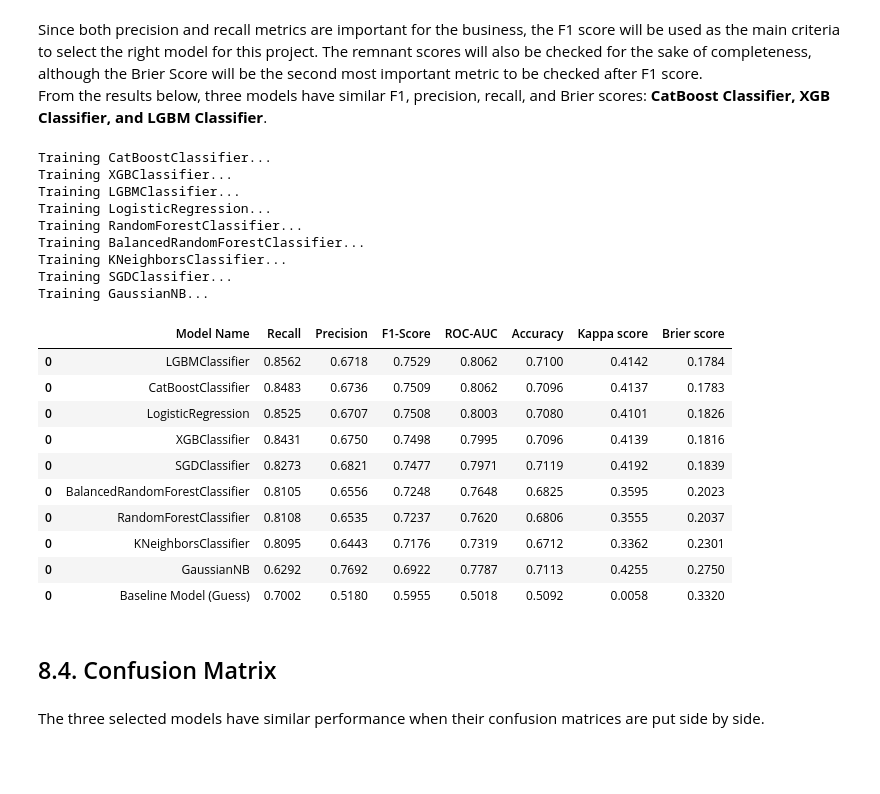
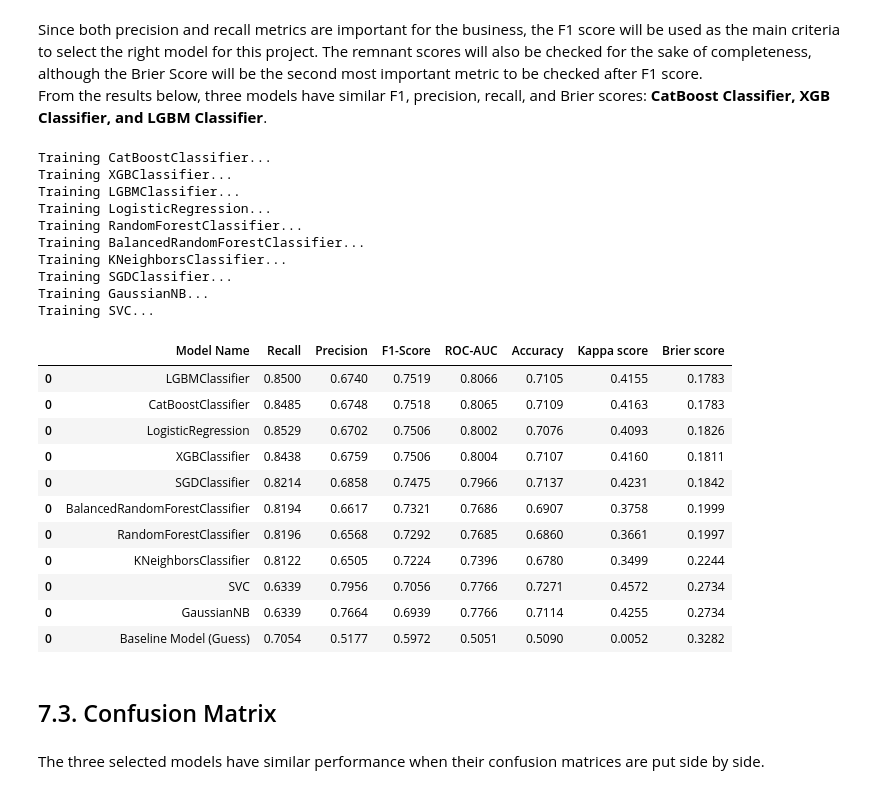
Before and after one commit to alanmaehara/cardiovascular-analysis, a Jupyter notebook: cardiovascular-diseases-002.ipynb, the cells around one changed output. Cells and saved outputs as stored; diff of their text form; code cells hidden in the pictures; blank space fills up the shorter version.

```diff
--- a/cardiovascular-diseases-002.ipynb
+++ b/cardiovascular-diseases-002.ipynb
@@ -169,24 +170,37 @@ def ml_performance(models, X_train, y_train, X_valid, y_valid, threshold, baseli
     for k, clf in enumerate(models):
         # print model to be trained
         print("Training " + type(clf).__name__ + "...")
+        if str(clf) not in ["SVC(kernel='linear', random_state=42)","RidgeClassifier()"]:
+            # fits the classifier to training data
+            clf.fit(X_train, y_train)
 
-        # fits the classifier to training data
-        clf.fit(X_train, y_train)
+            # predict the probabilities. This generates two-numpy arrays: 0 = prob of patient not having CVD, 1 = otherwise
+            clf_prob = clf.predict_proba(X_valid)
 
-        # predict the probabilities. This generates two-numpy arrays: 0 = prob of patient not having CVD, 1 = otherwise
-        clf_prob = clf.predict_proba(X_valid)
+            # data-framing the array 1 (only probabilities of having CVD), and naming the column as 'prob'
+            df_prob = pd.DataFrame(clf_prob[:, 1], columns=['prob'])
 
-        # data-framing the array 1 (only probabilities of having CVD), and naming the column as 'prob'
-        df_prob = pd.DataFrame(clf_prob[:, 1], columns=['prob'])
+            # apply threshold to dataframe 'probs'. If probabilities are higher than the threshold, we replace the probability value by 1 (has CVD) or 0 otherwise.
+            y_hat = df_prob['prob'].apply(lambda x: 1 if x > threshold else 0)
 
-        # apply threshold to dataframe 'probs'. If probabilities are higher than the threshold, we replace the probability value by 1 (has CVD) or 0 otherwise.
-        y_hat = df_prob['prob'].apply(lambda x: 1 if x > threshold else 0)
+            # calculate metrics and add to empty list
+            modeling_result = ml_metrics(type(clf).__name__, y_valid, y_hat, df_prob)
 
-        # calculate metrics and add to empty list
-        modeling_result = ml_metrics(type(clf).__name__, y_valid, y_hat, df_prob)
+            # add metrics in an empty list
+            modeling_df.append(modeling_result)
 
-        # add metrics in an empty list
-        modeling_df.append(modeling_result)
+        if str(clf) in ["SVC(kernel='linear', random_state=42)","RidgeClassifier()"]:
+            # fits the classifier to training data
+            clf.fit(X_train, y_train)
+
+            # apply threshold to dataframe 'probs'. If probabilities are higher than the threshold, we replace the probability value by 1 (has CVD) or 0 otherwise.
+            y_hat = clf.predict(X_valid)
+
+            # calculate metrics and add to empty list
+            modeling_result = ml_metrics(type(clf).__name__, y_valid, y_hat, df_prob)
+
+            # add metrics in an empty list
+            modeling_df.append(modeling_result)
 
     if baseline == 'yes':
         ### add baseline model
@@ -2158,7 +2172,7 @@ X_valid = X_valid.drop(['bmi_class_enc','gender_1','gender_2'], axis = 1)
 # %%
 # Load Step 06 data
-# X_train = pickle.load(open ('data\X_train.pkl', 'rb'))
-# X_valid = pickle.load(open ('data\X_valid.pkl', 'rb'))
+X_train = pickle.load(open ('data\X_train.pkl', 'rb'))
+X_valid = pickle.load(open ('data\X_valid.pkl', 'rb'))
 y_train = pickle.load(open ('data\y_train.pkl', 'rb'))
 y_valid = pickle.load(open ('data\y_valid.pkl', 'rb'))
 # %% [markdown]
@@ -2261,41 +2275,44 @@ From the results below, three models have similar F1, precision, recall, and Bri
 # %%
 # setting probability threshold for models
 threshold = 0.35
 
 # define algorithms
 models = [CatBoostClassifier(random_state=42, verbose=False),
           XGBClassifier(random_state=42),
           LGBMClassifier(random_state=42, n_jobs=-1),
           LogisticRegression(max_iter=220, random_state=42),
           RandomForestClassifier(random_state=42),
           BalancedRandomForestClassifier(random_state=42),
           KNeighborsClassifier(n_neighbors=5,  weights='distance',n_jobs=-1),
           SGDClassifier(loss='log', random_state=42, n_jobs=-1),
-          GaussianNB()]
+          GaussianNB(),
+          svm.SVC(kernel = 'linear', random_state=42)]
 ml_performance(models, X_train, y_train, X_valid, y_valid, threshold, 'yes')
 # %% [output]
 Training CatBoostClassifier...
 Training XGBClassifier...
 Training LGBMClassifier...
 Training LogisticRegression...
 Training RandomForestClassifier...
 Training BalancedRandomForestClassifier...
 Training KNeighborsClassifier...
 Training SGDClassifier...
 Training GaussianNB...
+Training SVC...
 |  | Model Name | Recall | Precision | F1-Score | ROC-AUC | Accuracy | Kappa score | Brier score |
-| 0 | LGBMClassifier | 0.8562 | 0.6718 | 0.7529 | 0.8062 | 0.7100 | 0.4142 | 0.1784 |
-| 0 | CatBoostClassifier | 0.8483 | 0.6736 | 0.7509 | 0.8062 | 0.7096 | 0.4137 | 0.1783 |
-| 0 | LogisticRegression | 0.8525 | 0.6707 | 0.7508 | 0.8003 | 0.7080 | 0.4101 | 0.1826 |
-| 0 | XGBClassifier | 0.8431 | 0.6750 | 0.7498 | 0.7995 | 0.7096 | 0.4139 | 0.1816 |
-| 0 | SGDClassifier | 0.8273 | 0.6821 | 0.7477 | 0.7971 | 0.7119 | 0.4192 | 0.1839 |
-| 0 | BalancedRandomForestClassifier | 0.8105 | 0.6556 | 0.7248 | 0.7648 | 0.6825 | 0.3595 | 0.2023 |
-| 0 | RandomForestClassifier | 0.8108 | 0.6535 | 0.7237 | 0.7620 | 0.6806 | 0.3555 | 0.2037 |
-| 0 | KNeighborsClassifier | 0.8095 | 0.6443 | 0.7176 | 0.7319 | 0.6712 | 0.3362 | 0.2301 |
-| 0 | GaussianNB | 0.6292 | 0.7692 | 0.6922 | 0.7787 | 0.7113 | 0.4255 | 0.2750 |
-| 0 | Baseline Model (Guess) | 0.7002 | 0.5180 | 0.5955 | 0.5018 | 0.5092 | 0.0058 | 0.3320 |
+| 0 | LGBMClassifier | 0.8500 | 0.6740 | 0.7519 | 0.8066 | 0.7105 | 0.4155 | 0.1783 |
+| 0 | CatBoostClassifier | 0.8485 | 0.6748 | 0.7518 | 0.8065 | 0.7109 | 0.4163 | 0.1783 |
+| 0 | LogisticRegression | 0.8529 | 0.6702 | 0.7506 | 0.8002 | 0.7076 | 0.4093 | 0.1826 |
+| 0 | XGBClassifier | 0.8438 | 0.6759 | 0.7506 | 0.8004 | 0.7107 | 0.4160 | 0.1811 |
+| 0 | SGDClassifier | 0.8214 | 0.6858 | 0.7475 | 0.7966 | 0.7137 | 0.4231 | 0.1842 |
+| 0 | BalancedRandomForestClassifier | 0.8194 | 0.6617 | 0.7321 | 0.7686 | 0.6907 | 0.3758 | 0.1999 |
+| 0 | RandomForestClassifier | 0.8196 | 0.6568 | 0.7292 | 0.7685 | 0.6860 | 0.3661 | 0.1997 |
+| 0 | KNeighborsClassifier | 0.8122 | 0.6505 | 0.7224 | 0.7396 | 0.6780 | 0.3499 | 0.2244 |
+| 0 | SVC | 0.6339 | 0.7956 | 0.7056 | 0.7766 | 0.7271 | 0.4572 | 0.2734 |
+| 0 | GaussianNB | 0.6339 | 0.7664 | 0.6939 | 0.7766 | 0.7114 | 0.4255 | 0.2734 |
+| 0 | Baseline Model (Guess) | 0.7054 | 0.5177 | 0.5972 | 0.5051 | 0.5090 | 0.0052 | 0.3282 |
 # %% [markdown]
-## 8.4. Confusion Matrix
+## 7.3. Confusion Matrix
 # %% [markdown]
 The three selected models have similar performance when their confusion matrices are put side by side.
 # %%
```
Also changed, not shown: parts of 27 cells of this notebook, 7 other files.
